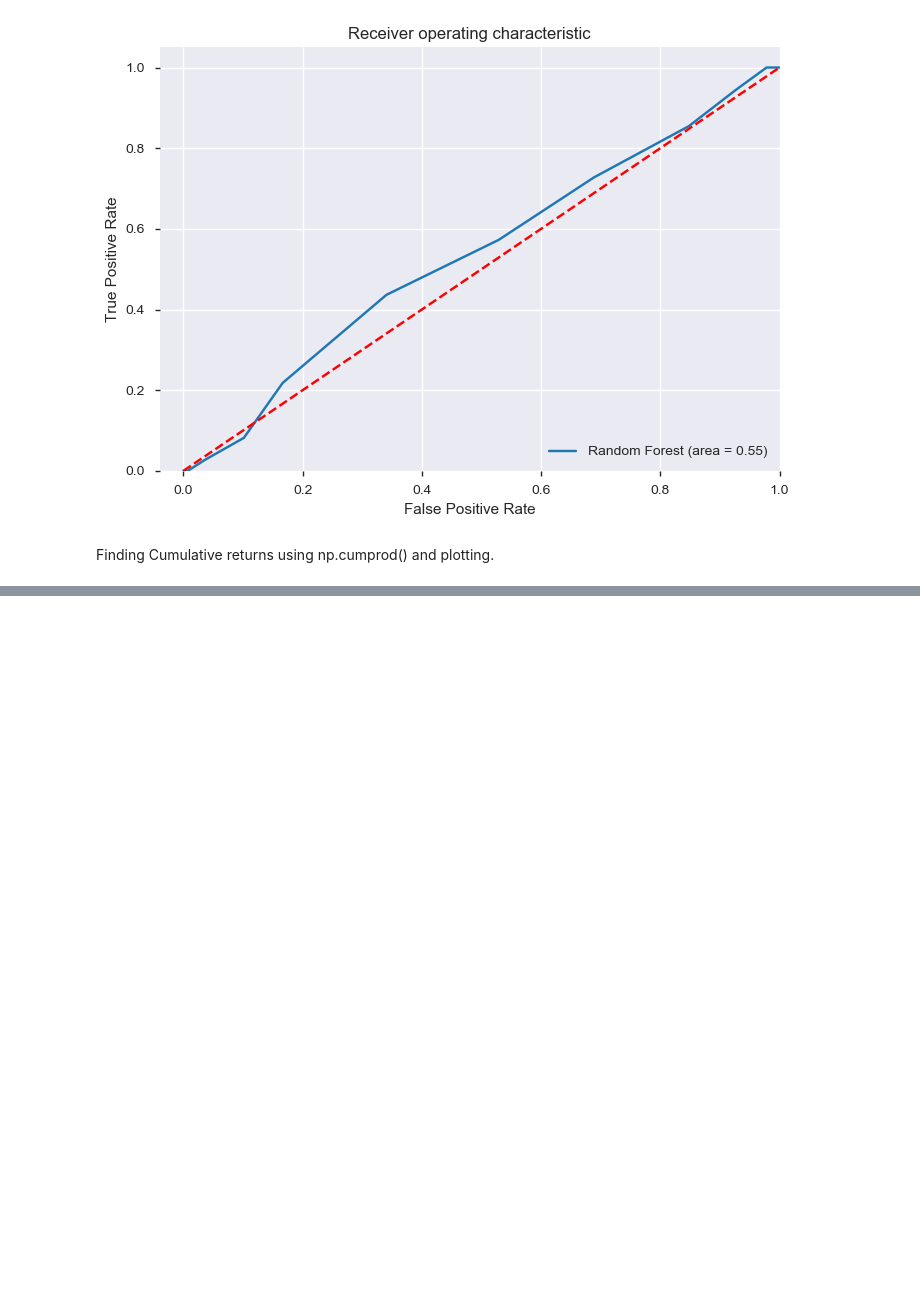
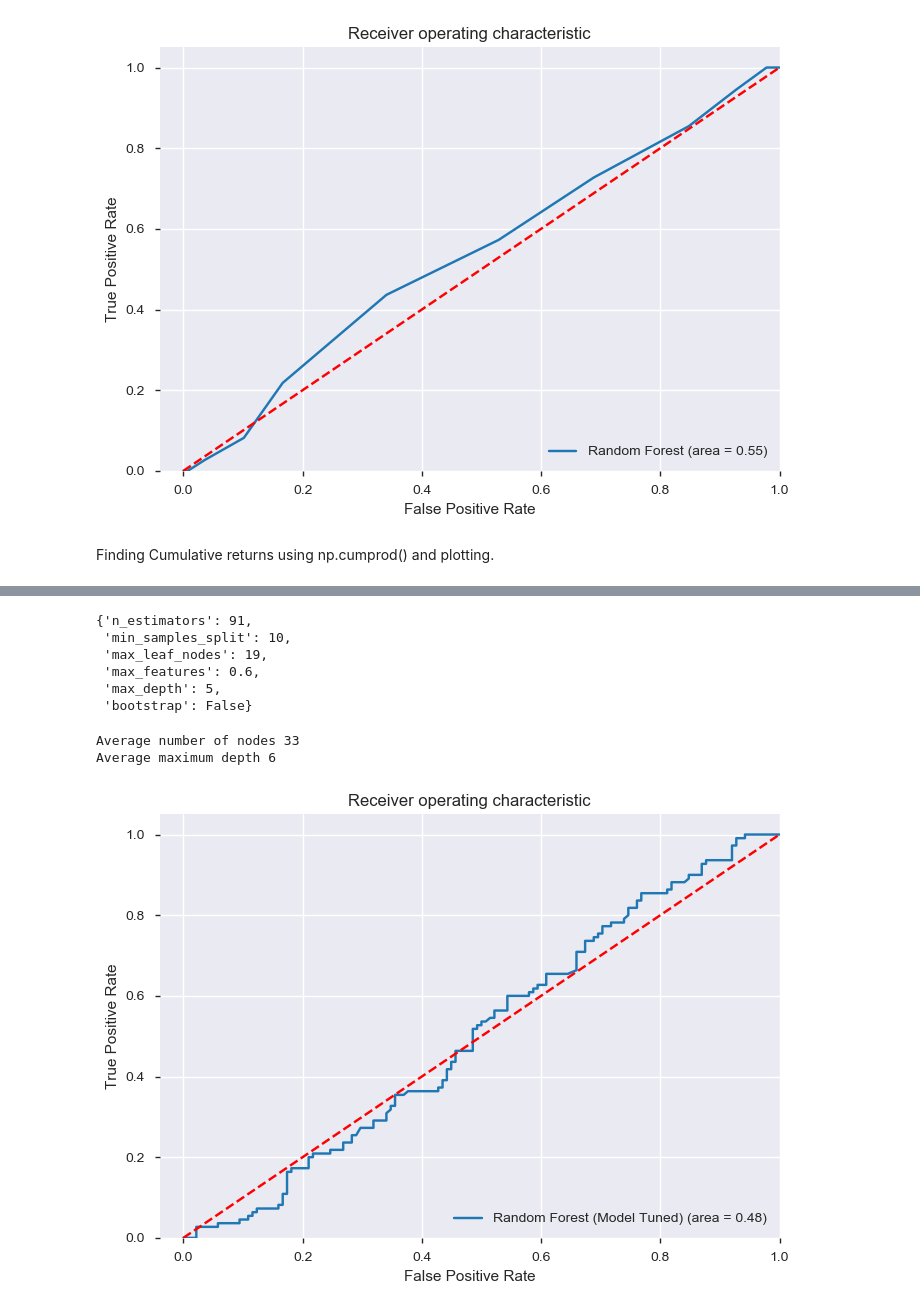
Before and after one commit to atkrish0/securitized-asset-analysis, a Jupyter notebook: 4 - Algorithmic Trading using Classification.ipynb, the cells around one changed output, grey strips where cells are left out. Drawn from its saved outputs; the diff is of its cells as text; code cells hidden in the pictures; blank space fills up the shorter version.

```diff
--- a/4 - Algorithmic Trading using Classification.ipynb
+++ b/4 - Algorithmic Trading using Classification.ipynb
@@ -648,0 +668,23 @@ plt.plot(np.cumprod(1 - df2['per_change']) + 1)
+# %%
+from sklearn.model_selection import RandomizedSearchCV
+
+# Hyperparameter grid
+param_grid = {
+    'n_estimators': np.linspace(10, 200).astype(int),
+    'max_depth': [None] + list(np.linspace(3, 20).astype(int)),
+    'max_features': ['auto', 'sqrt', None] + list(np.arange(0.5, 1, 0.1)),
+    'max_leaf_nodes': [None] + list(np.linspace(10, 50, 500).astype(int)),
+    'min_samples_split': [2, 5, 10],
+    'bootstrap': [True, False]
+}
+
+# Estimator for use in random search
+estimator = RandomForestClassifier(random_state = 42)
+
+# Create the random search model
+rs = RandomizedSearchCV(estimator, param_grid, n_jobs = -1,
+                        scoring = 'roc_auc', cv = 3,
+                        n_iter = 10, verbose = 1, random_state=42)
+
+# Fit
+rs.fit(X_train, y_train)
@@ -648,0 +709,42 @@ plt.plot(np.cumprod(1 - df2['per_change']) + 1)
+# %%
+rs.best_params_
+# %% [output]
+{'n_estimators': 91,
+ 'min_samples_split': 10,
+ 'max_leaf_nodes': 19,
+ 'max_features': 0.6,
+ 'max_depth': 5,
+ 'bootstrap': False}
+# %%
+best_model = rs.best_estimator_
+# %%
+rf2_pred = best_model.predict(X_test)
+rf2_prob = best_model.predict_proba(X_test)[:, 1]
+# %%
+n_nodes = []
+max_depths = []
+
+for ind_tree in best_model.estimators_:
+    n_nodes.append(ind_tree.tree_.node_count)
+    max_depths.append(ind_tree.tree_.max_depth)
+
+print(f'Average number of nodes {int(np.mean(n_nodes))}')
+print(f'Average maximum depth {int(np.mean(max_depths))}')
+# %% [output]
+Average number of nodes 33
+Average maximum depth 6
+# %%
+rf2_roc_auc = roc_auc_score(y_test, rf2_pred)
+fpr, tpr, thresholds = roc_curve(y_test, rf2_prob)
+plt.figure()
+plt.plot(fpr, tpr, label='Random Forest (Model Tuned) (area = %0.2f)' % rf2_roc_auc)
+plt.plot([0, 1], [0, 1],'r--')
+plt.xlim([-0.04, 1.0])
+plt.ylim([0.0, 1.05])
+plt.xlabel('False Positive Rate')
+plt.ylabel('True Positive Rate')
+plt.title('Receiver operating characteristic')
+plt.legend(loc="lower right")
+plt.show()
+# %% [output]
+[figure, added]
```
Also changed, not shown: parts of 11 cells of this notebook.
